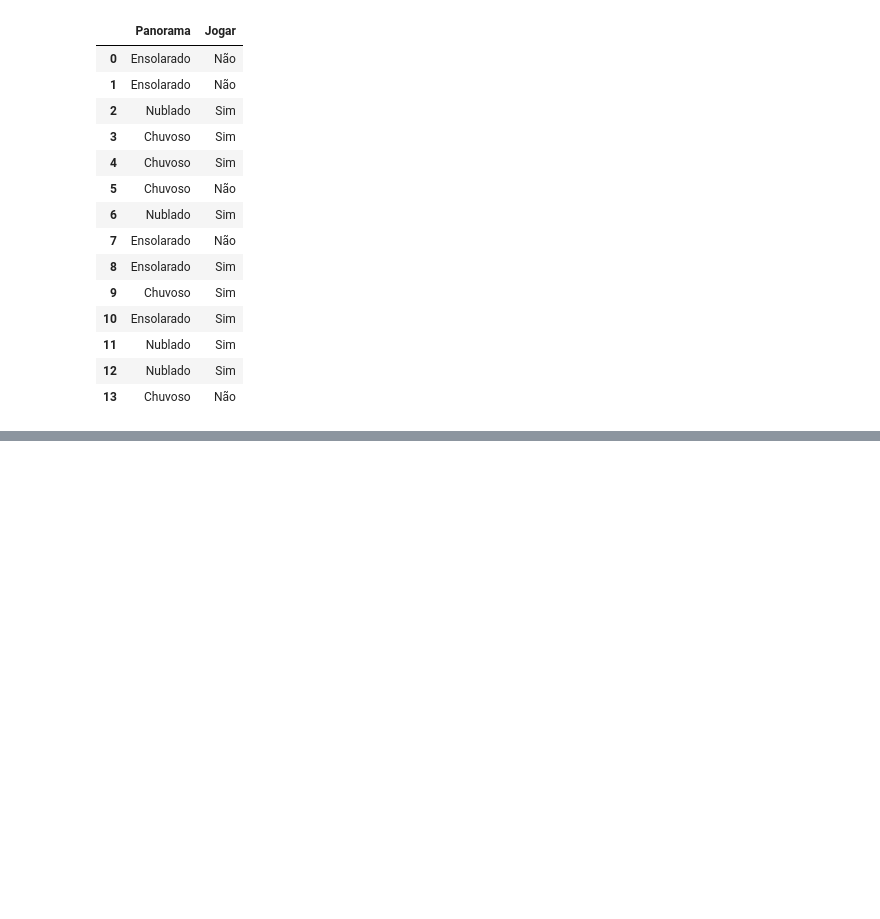
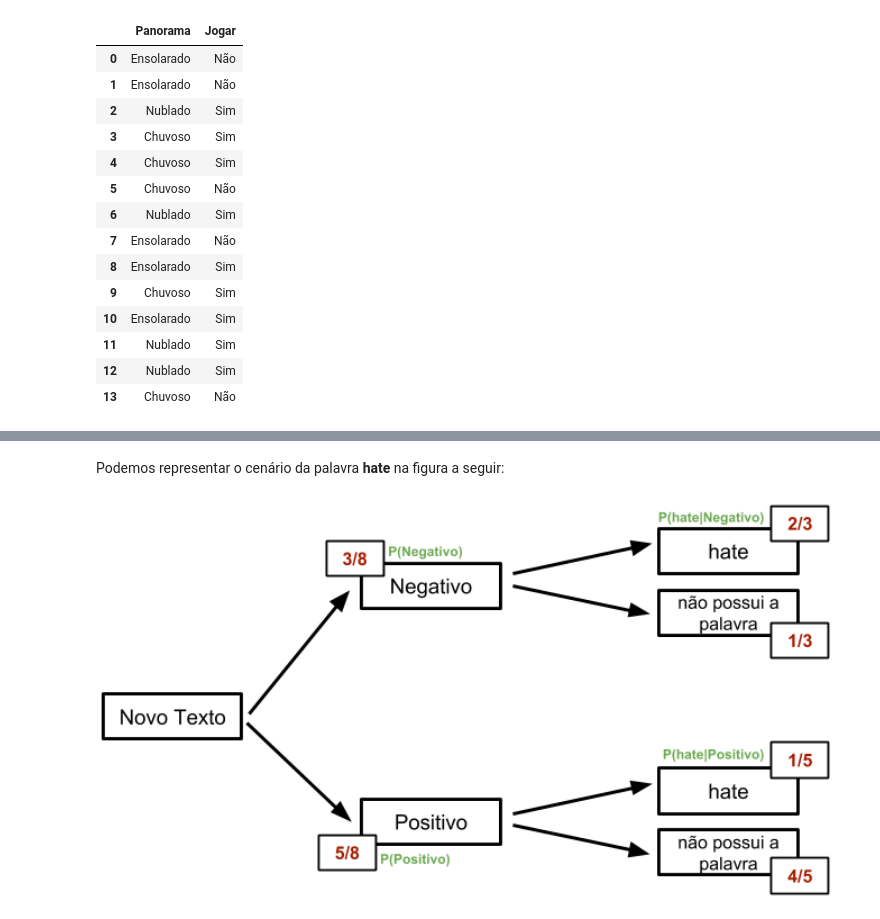
Before and after one commit to adolfoguimaraes/machinelearningclass, a Jupyter notebook: supervisedlearning/04_naivebayes.ipynb, the cells around one changed output, grey strips where cells are left out. Drawn from its saved outputs; the diff is of its cells as text; code cells hidden in the pictures; blank space fills up the shorter version.

```diff
--- a/supervisedlearning/04_naivebayes.ipynb
+++ b/supervisedlearning/04_naivebayes.ipynb
@@ -97,0 +168,6 @@ data
+# %% [markdown]
+Podemos representar o cenário da palavra **hate** na figura a seguir:
+# %%
+Image(filename='../images/04_image1.png', width=800)
+# %% [output]
+[figure, added]
```
Also changed, not shown: parts of 29 cells of this notebook, 2 other files.
